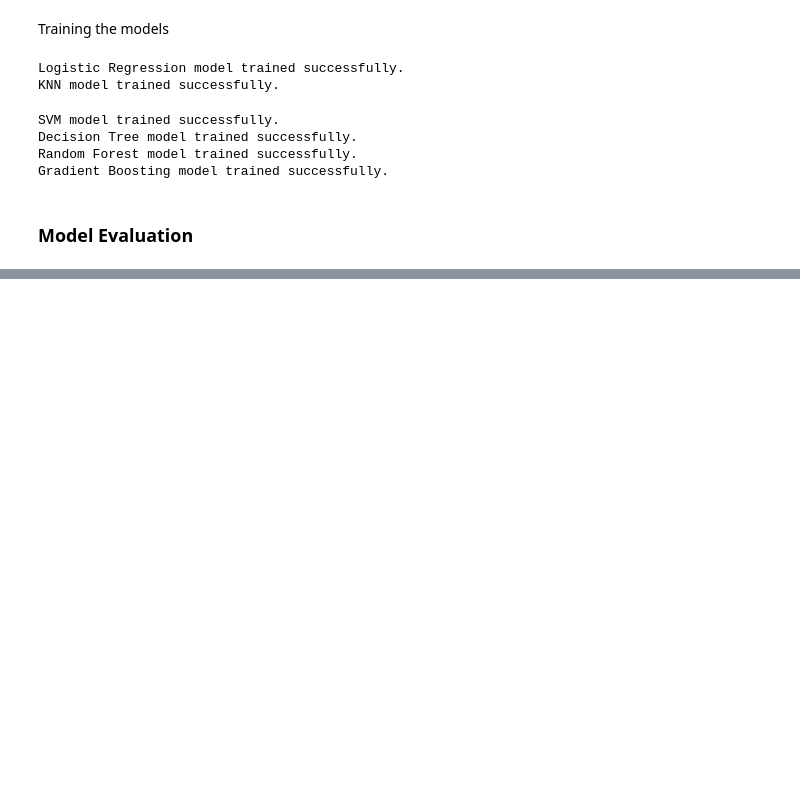
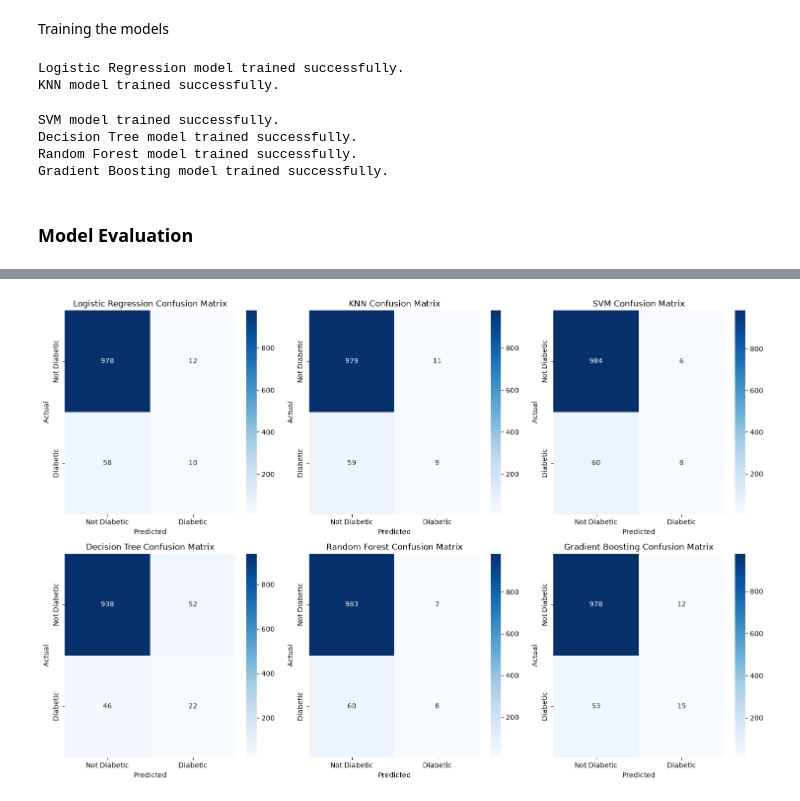
Before and after one commit to eoagyen/diabetes_risk_prediction, a Jupyter notebook: notebooks/modelling.ipynb, the cells around one changed output, grey strips where cells are left out. Drawn from its saved outputs; the diff is of its cells as text; code cells hidden in the pictures; blank space fills up the shorter version.

```diff
--- a/notebooks/modelling.ipynb
+++ b/notebooks/modelling.ipynb
@@ -111,0 +173,28 @@ Gradient Boosting model trained successfully.
+# %%
+from sklearn.metrics import confusion_matrix
+import seaborn as sns
+
+fig, axes = plt.subplots(2, 3, figsize=(15, 10))
+
+for ax, (name, model) in zip(axes.flatten(), models.items()):
+    y_pred = model.predict(X_test)
+    cm = confusion_matrix(y_test, y_pred)
+
+    sns.heatmap(
+        cm,
+        annot=True,
+        fmt="d",
+        cmap="Blues",
+        xticklabels=["Not Diabetic", "Diabetic"],
+        yticklabels=["Not Diabetic", "Diabetic"],
+        ax=ax
+    )
+
+    ax.set_title(f"{name} Confusion Matrix")
+    ax.set_xlabel("Predicted")
+    ax.set_ylabel("Actual")
+
+plt.tight_layout()
+plt.show()
+# %% [output]
+[figure, added]
```
Also changed, not shown: parts of 3 cells of this notebook.
